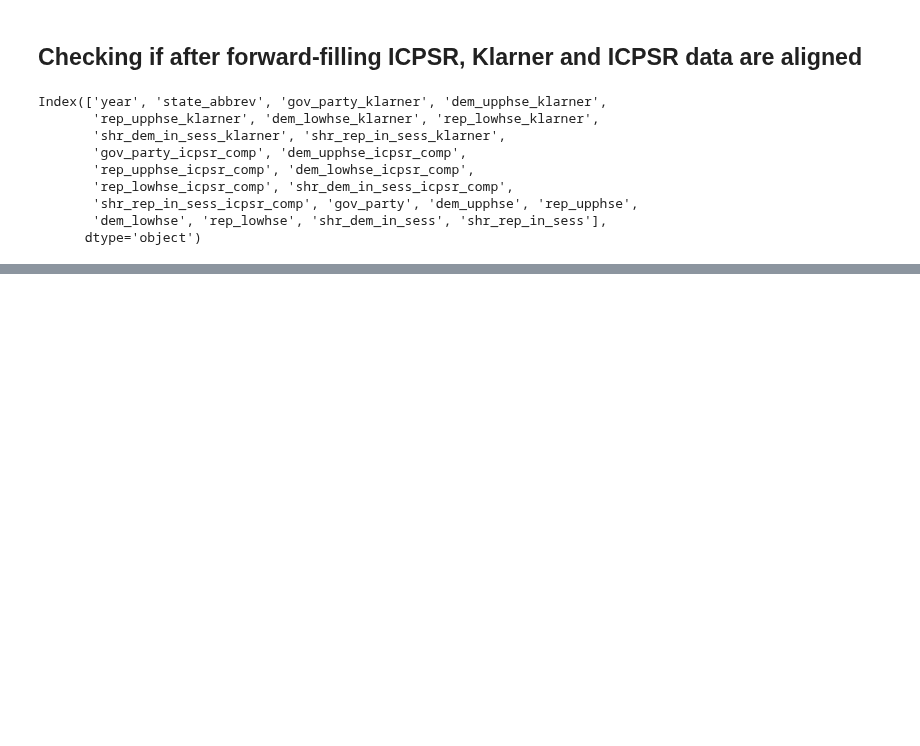
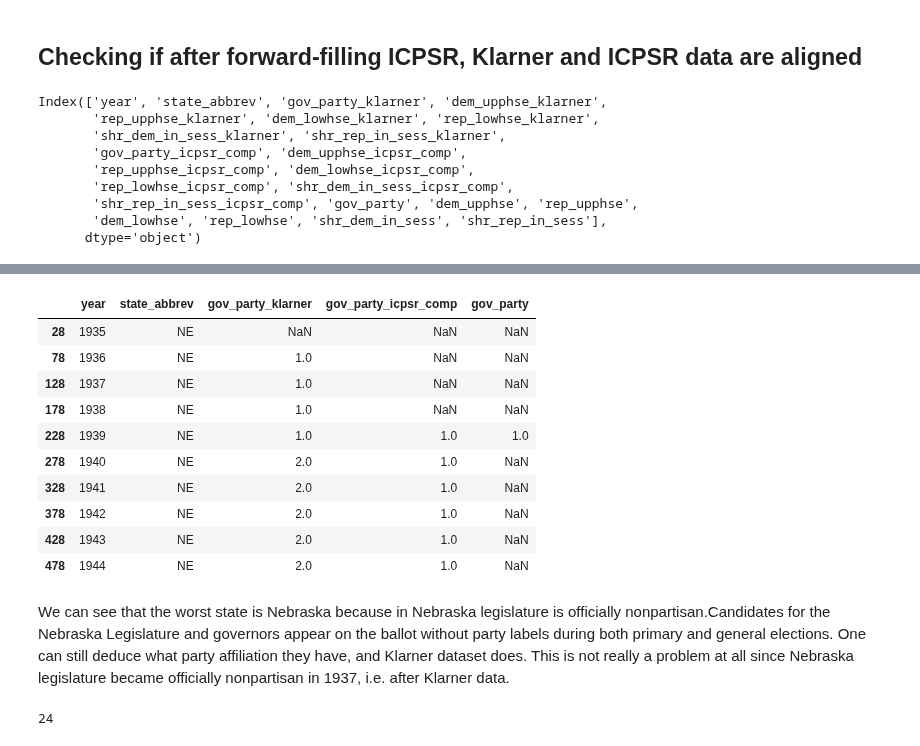
Before and after one commit to batShimon/similarity_data, a Jupyter notebook: merging_Klarner_and_ICPSR.ipynb, the cells around one changed output, grey strips where cells are left out. Drawn from its saved outputs; the diff is of its cells as text; code cells hidden in the pictures; blank space fills up the shorter version.

```diff
--- a/merging_Klarner_and_ICPSR.ipynb
+++ b/merging_Klarner_and_ICPSR.ipynb
@@ -617,0 +596,34 @@ Name: count, dtype: int64
+# %%
+merged[merged['state_abbrev'] == 'NE'][['year', 'state_abbrev', 'gov_party_klarner', 'gov_party_icpsr_comp', 'gov_party']].head(10)
+# unequal_rows_gov[['year', 'state_abbrev', 'gov_party_klarner', 'gov_party_icpsr_comp', 'gov_party']].head()
+# %% [output]
+|  | year | state_abbrev | gov_party_klarner | gov_party_icpsr_comp | gov_party |
+| 28 | 1935 | NE | NaN | NaN | NaN |
+| 78 | 1936 | NE | 1.0 | NaN | NaN |
+| 128 | 1937 | NE | 1.0 | NaN | NaN |
+| 178 | 1938 | NE | 1.0 | NaN | NaN |
+| 228 | 1939 | NE | 1.0 | 1.0 | 1.0 |
+| 278 | 1940 | NE | 2.0 | 1.0 | NaN |
+| 328 | 1941 | NE | 2.0 | 1.0 | NaN |
+| 378 | 1942 | NE | 2.0 | 1.0 | NaN |
+| 428 | 1943 | NE | 2.0 | 1.0 | NaN |
+| 478 | 1944 | NE | 2.0 | 1.0 | NaN |
+# %% [markdown]
+We can see that the worst state is Nebraska because in Nebraska legislature is officially nonpartisan.Candidates for the Nebraska Legislature and governors appear on the ballot without party labels during both primary and general elections. One can still deduce what party affiliation they have, and Klarner dataset does. This is not really a problem at all since Nebraska legislature became officially nonpartisan in 1937, i.e. after Klarner data.
+# %%
+unequal_rows_gov = merged[
+    merged['gov_party_klarner'].notna() &
+    merged['gov_party_icpsr_comp'].notna() &
+    (merged['gov_party_klarner'] != merged['gov_party_icpsr_comp'])
+]
+
+unequal_rows_gov = unequal_rows_gov[
+    (unequal_rows_gov['year'] != 1935) &
+    (unequal_rows_gov['year'] != 1939) &
+    ~unequal_rows_gov['year'].between(1970, 1975) &
+    (unequal_rows_gov['state_abbrev'] != 'NE')
+]
+
+print(unequal_rows_gov.shape[0])
+# %% [output]
+24
```
Also changed, not shown: parts of 24 cells of this notebook.
